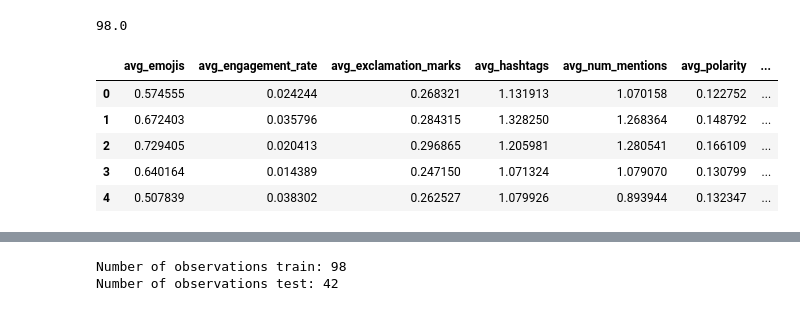
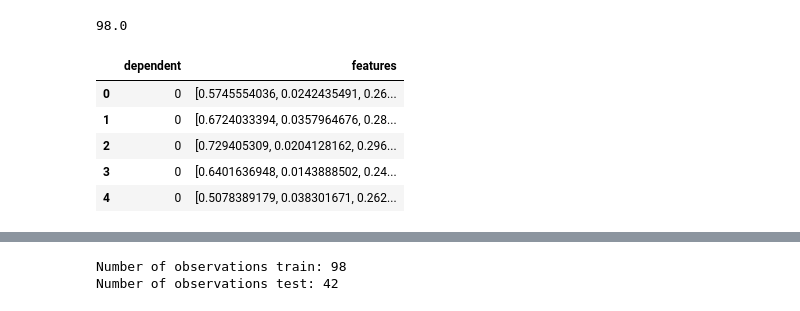
Before and after one commit to atyvaert/big-data, a Jupyter notebook: src/Models/Index price prediction.ipynb, the cells around one changed output, grey strips where cells are left out. Saved outputs shown, nothing was run; the diff lists cells and outputs as text; code cells hidden in the pictures.

```diff
--- a/src/Models/Index price prediction.ipynb
+++ b/src/Models/Index price prediction.ipynb
@@ -1043,0 +1050,18 @@ basetable_df.toPandas().head()
+# %%
+# define all the independent features
+featureCols = [col for col in basetable_df.columns if col not in ["dependent"]]
+# %%
+# define vector assembler
+assembler = VectorAssembler(inputCols = featureCols, outputCol = "features")
+
+# add to pipeline stages
+stagesPreprocessingPipeline.append(assembler)
+# %%
+# define the pipeline model and fit on data
+pipelinePreprocessing = Pipeline().setStages(stagesPreprocessingPipeline).fit(basetable_df)
+
+# transform data by applying pipeline on data
+preparedData = pipelinePreprocessing.transform(basetable_df)
+# %%
+# create final basetable
+final_basetable = preparedData.select(["dependent", "features"])
@@ -1050,13 +1094,13 @@ basetable_df.count()*0.7
 # %% [output]
 98.0
 # %%
-basetable_df_pd = basetable_df.toPandas()
-basetable_df_pd.head()
+final_basetable_pd = final_basetable.toPandas()
+final_basetable_pd.head()
 # %% [output]
-|  | avg_emojis | avg_engagement_rate | avg_exclamation_marks | avg_hashtags | avg_num_mentions | avg_polarity | ... |
-| 0 | 0.574555 | 0.024244 | 0.268321 | 1.131913 | 1.070158 | 0.122752 | ... |
-| 1 | 0.672403 | 0.035796 | 0.284315 | 1.328250 | 1.268364 | 0.148792 | ... |
-| 2 | 0.729405 | 0.020413 | 0.296865 | 1.205981 | 1.280541 | 0.166109 | ... |
-| 3 | 0.640164 | 0.014389 | 0.247150 | 1.071324 | 1.079070 | 0.130799 | ... |
-| 4 | 0.507839 | 0.038302 | 0.262527 | 1.079926 | 0.893944 | 0.132347 | ... |
+|  | dependent | features |
+| 0 | 0 | [0.5745554036, 0.0242435491, 0.26... |
+| 1 | 0 | [0.6724033394, 0.0357964676, 0.28... |
+| 2 | 0 | [0.729405309, 0.0204128162, 0.296... |
+| 3 | 0 | [0.6401636948, 0.0143888502, 0.24... |
+| 4 | 0 | [0.5078389179, 0.038301671, 0.262... |
 # %%
```
Also changed, not shown: parts of 44 cells of this notebook, 2 other files.
